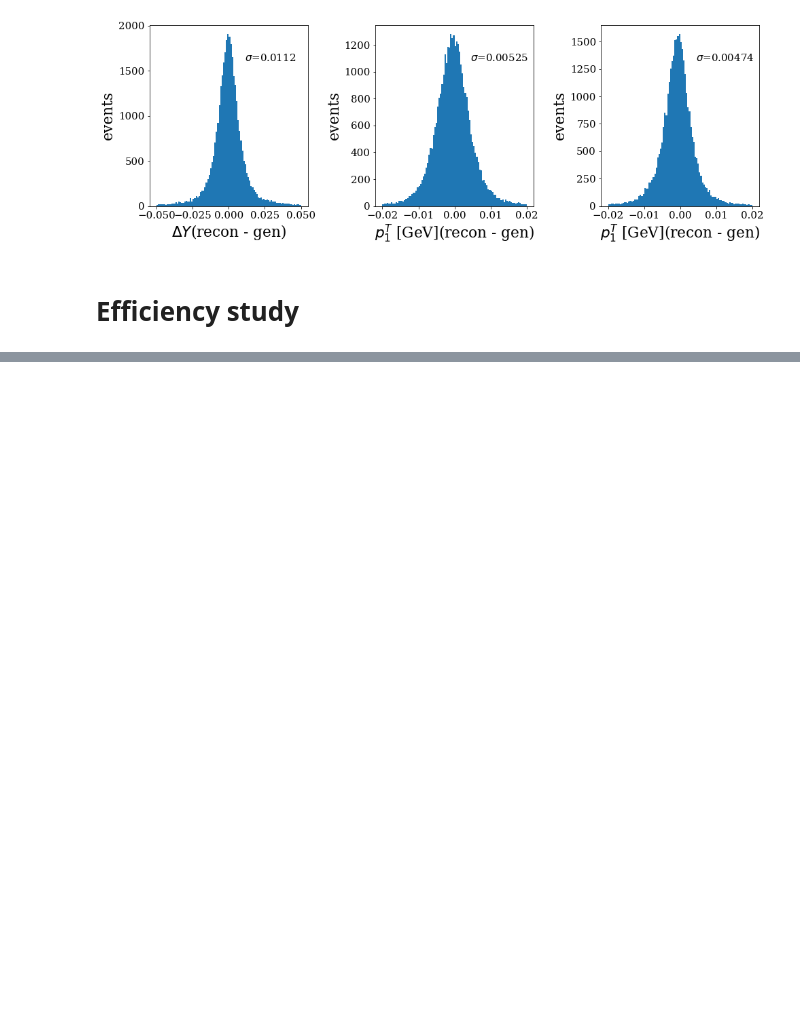
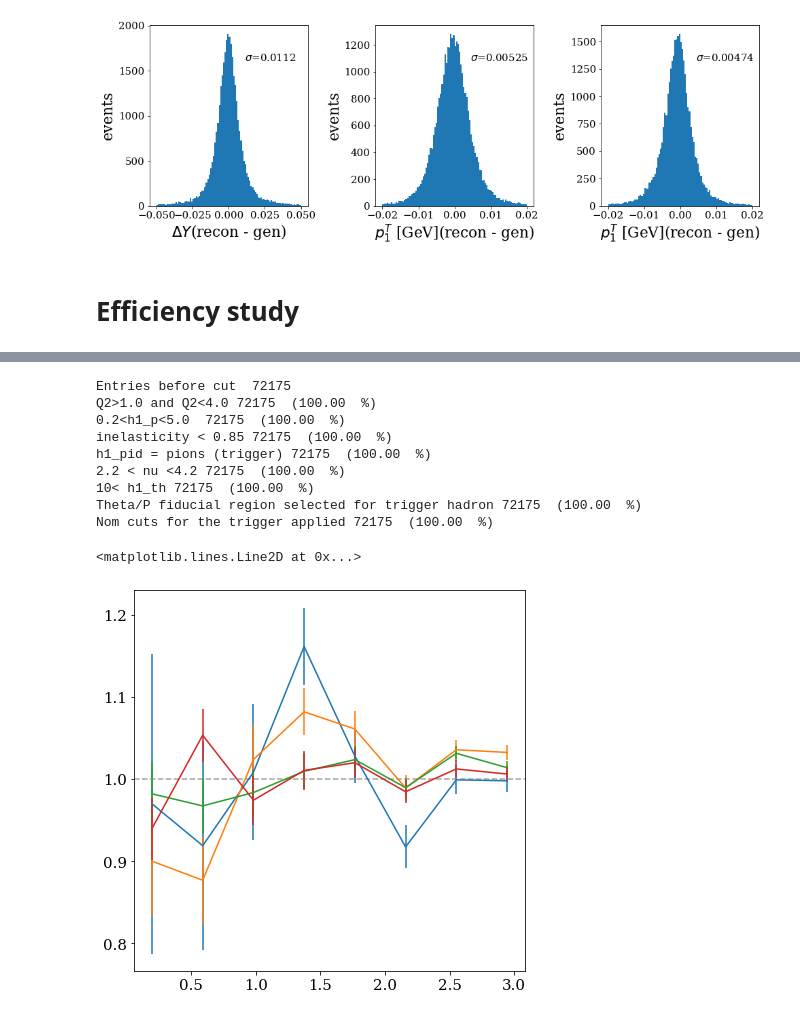
Before and after one commit to smoranvas/di-hadron, a Jupyter notebook: DipionFollowup-MC-studies.ipynb, the cells around one changed output, grey strips where cells are left out. Saved outputs shown, nothing was run; the diff lists cells and outputs as text; code cells hidden in the pictures; blank space fills up the shorter version.

```diff
--- a/DipionFollowup-MC-studies.ipynb
+++ b/DipionFollowup-MC-studies.ipynb
@@ -168,16 +165,22 @@ for A in "D".split():
 
     othercuts = "h1_cm_pt>0.25 and h2_cm_pt>0.25 and h2_p>0.35"
     othercuts += " and (h1_p+h2_p)<nu and h1_z>0.5 and h2_z>0.05 and h2_z<0.45"
-#    othercuts += " and "
+    #othercuts += " and h1_cm_pt<100"
 
     num = df.query(othercuts+" and (h1_truth_pid != 211 or h2_truth_pid != -211) and h1_pid==211 and h2_pid==-211")
 
     h1fail = df.query(othercuts+" and (h1_truth_pid != 211) and h1_pid==211 and h2_pid==-211")
     h2fail = df.query(othercuts+" and (h2_truth_pid != -211) and h1_pid==211 and h2_pid==-211")
+    h1fail_p = df.query(othercuts+" and (h1_truth_pid == 2212) and h1_pid==211 and h2_pid==-211")
+    h1fail_K = df.query(othercuts+" and (h1_truth_pid == 321) and h1_pid==211 and h2_pid==-211")
 
+    #num = num.query("h1_truth_pid !=-9999")
 
-    denom= df.query(othercuts+" and h1_pid==211 and h2_pid==-211")
-    print(len(num)/len(denom))
+    denom= df.query(othercuts+" and h1_pid==211 and h2_pid==-211 and h1_truth_pid != -9999")
+    print(len(h1fail)/len(denom))
+    print(len(h1fail_p)/len(denom))
+    print(len(h1fail_K)/len(denom))
+    print(set(h1fail.h1_truth_pid))
 
     slice_conds= ["drap==drap"]
     for i in range(4):
@@ -299,0 +370,34 @@ for A in "D C Fe Pb".split():
+# %%
+fig, ax = plt.subplots(1,1, figsize=(7,7))
+for A in "D".split():
+    df = dfs_mc[f'MC_{A}']
+    cuts = "h1_cm_pt>0.25 and h2_truth_cm_pt>0.25 and sqrt((nu*h2_truth_z)**2-.1396**2)>0.35"
+    cuts += " and h1_z>0.5 and h2_truth_z>0.05 and h2_truth_z<0.45"
+    cuts += " and h1_pid==211 and h2_truth_pid==-211 and h1_th>10 and h1_truth_pid==211"
+    cuts += " and ((h2_truth_th*180/pi>25 and sqrt((nu*h2_truth_z)**2-.1396**2)>0.7) or (sqrt((nu*h2_truth_z)**2-.1396**2)>0.5 & h2_truth_th*180/pi>30) or (h2_truth_th*180/pi>40))"
+
+    df= R2h_module.applyCuts(df.query(cuts), nomCuts=True)
+
+    for i in range(4):
+        dfq = df.query(f"drap_truth>{i*.5} and drap_truth<{(i+1)*.5}")
+        denom,x = np.histogram(dfq.eval("dphi_truth"), bins=np.linspace(0, np.pi, 9))
+        num,x = np.histogram(dfq.query("h2_z>0").eval("dphi_truth"), bins=np.linspace(0, np.pi, 9))
+        eff=num/denom
+        deff=np.sqrt((num)*(denom-num)/(denom**3))
+        x=(x[:-1]+x[1:])/2
+        y=eff/np.mean(eff)
+        dy = deff/np.mean(eff)
+        plt.errorbar(x,y, dy)
+plt.axhline(1, color='0.5', alpha=0.7, linestyle='--')
+# %% [output]
+Entries before cut  72175
+Q2>1.0 and Q2<4.0 72175  (100.00  %)
+0.2<h1_p<5.0  72175  (100.00  %)
+inelasticity < 0.85 72175  (100.00  %)
+h1_pid = pions (trigger) 72175  (100.00  %)
+2.2 < nu <4.2 72175  (100.00  %)
+10< h1_th 72175  (100.00  %)
+Theta/P fiducial region selected for trigger hadron 72175  (100.00  %)
+Nom cuts for the trigger applied 72175  (100.00  %)
+<matplotlib.lines.Line2D at 0x...>
+[figure, added]
```
Also changed, not shown: parts of 8 cells of this notebook, 15 other files.
